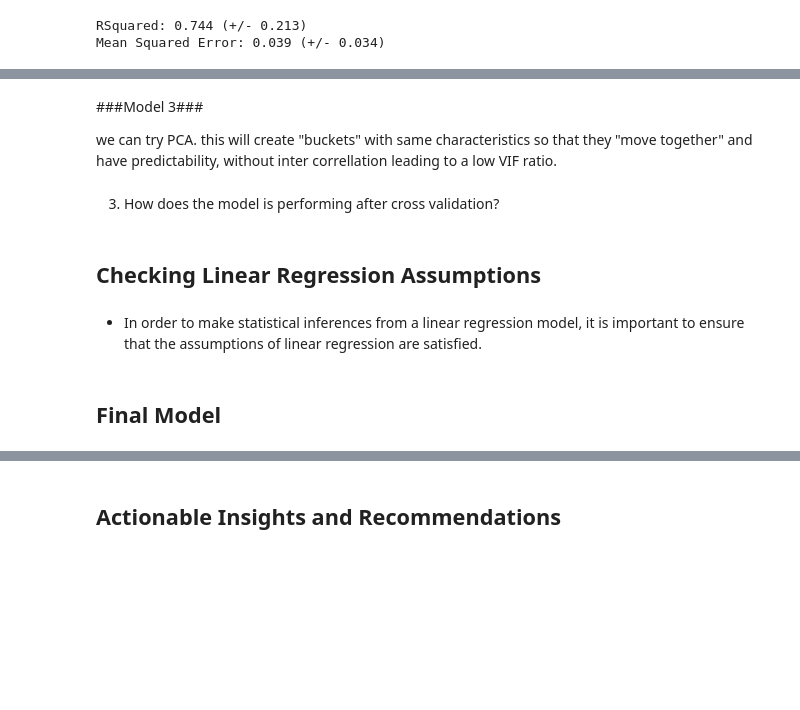
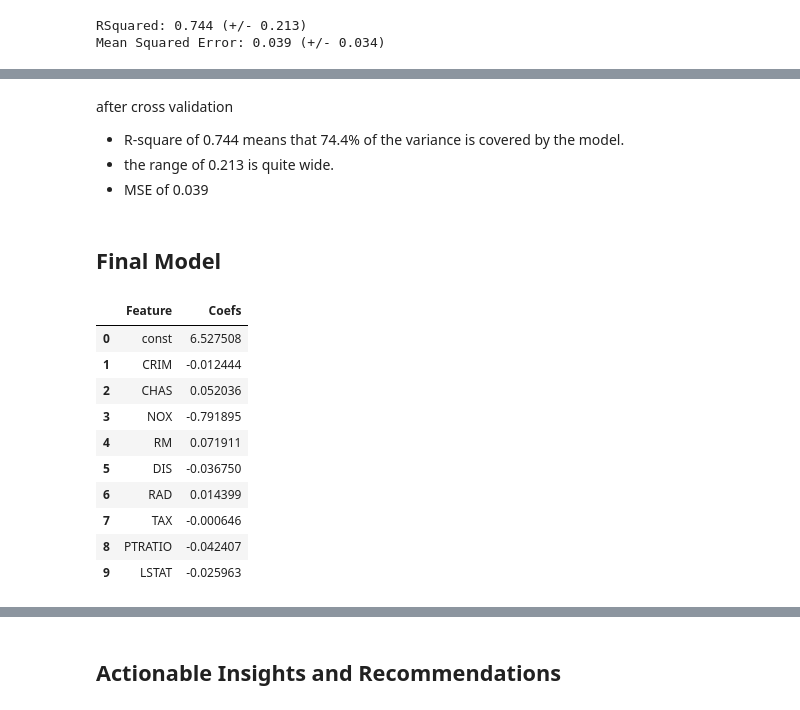
Before and after one commit to avandenberghe/boston_correllation, a Jupyter notebook: Boston_house_price_Full_Code.ipynb, the cells around one changed output, grey strips where cells are left out. Drawn from its saved outputs; the diff is of its cells as text; code cells hidden in the pictures; blank space fills up the shorter version.

```diff
--- a/Boston_house_price_Full_Code.ipynb
+++ b/Boston_house_price_Full_Code.ipynb
@@ -1259,12 +1117,23 @@ removing the other features led to a loss of predictive power. there is also the
-# %% [markdown]
-###Model 3###
-
-we can try PCA. this will create "buckets" with same characteristics so that they "move together" and have predictability, without inter correllation leading to a low VIF ratio.
 # %% [markdown]
-3. How does the model is performing after cross validation?
+after cross validation
+
+* R-square of 0.744 means that 74.4% of the variance is covered by the model.
+* the range of 0.213 is quite wide.
+* MSE of 0.039
-# %% [markdown]
-## Checking Linear Regression Assumptions
-# %% [markdown]
-- In order to make statistical inferences from a linear regression model, it is important to ensure that the assumptions of linear regression are satisfied.
 # %% [markdown]
 ## Final Model
+# %%
+coef = model2.params
+pd.DataFrame({'Feature' : coef.index, 'Coefs' : coef.values})
+# %% [output]
+|  | Feature | Coefs |
+| 0 | const | 6.527508 |
+| 1 | CRIM | -0.012444 |
+| 2 | CHAS | 0.052036 |
+| 3 | NOX | -0.791895 |
+| 4 | RM | 0.071911 |
+| 5 | DIS | -0.036750 |
+| 6 | RAD | 0.014399 |
+| 7 | TAX | -0.000646 |
+| 8 | PTRATIO | -0.042407 |
+| 9 | LSTAT | -0.025963 |
```
Also changed, not shown: parts of 18 cells of this notebook.
